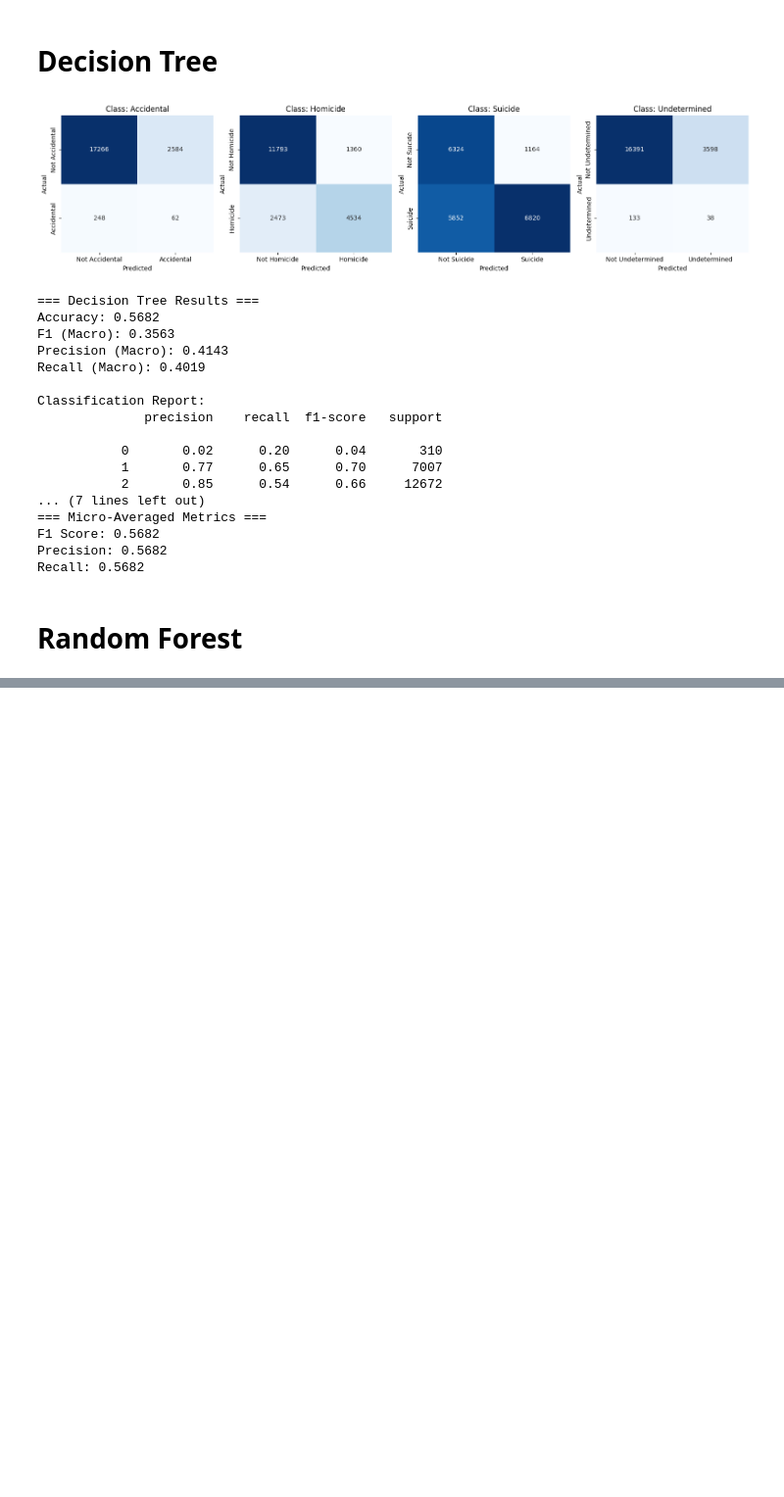
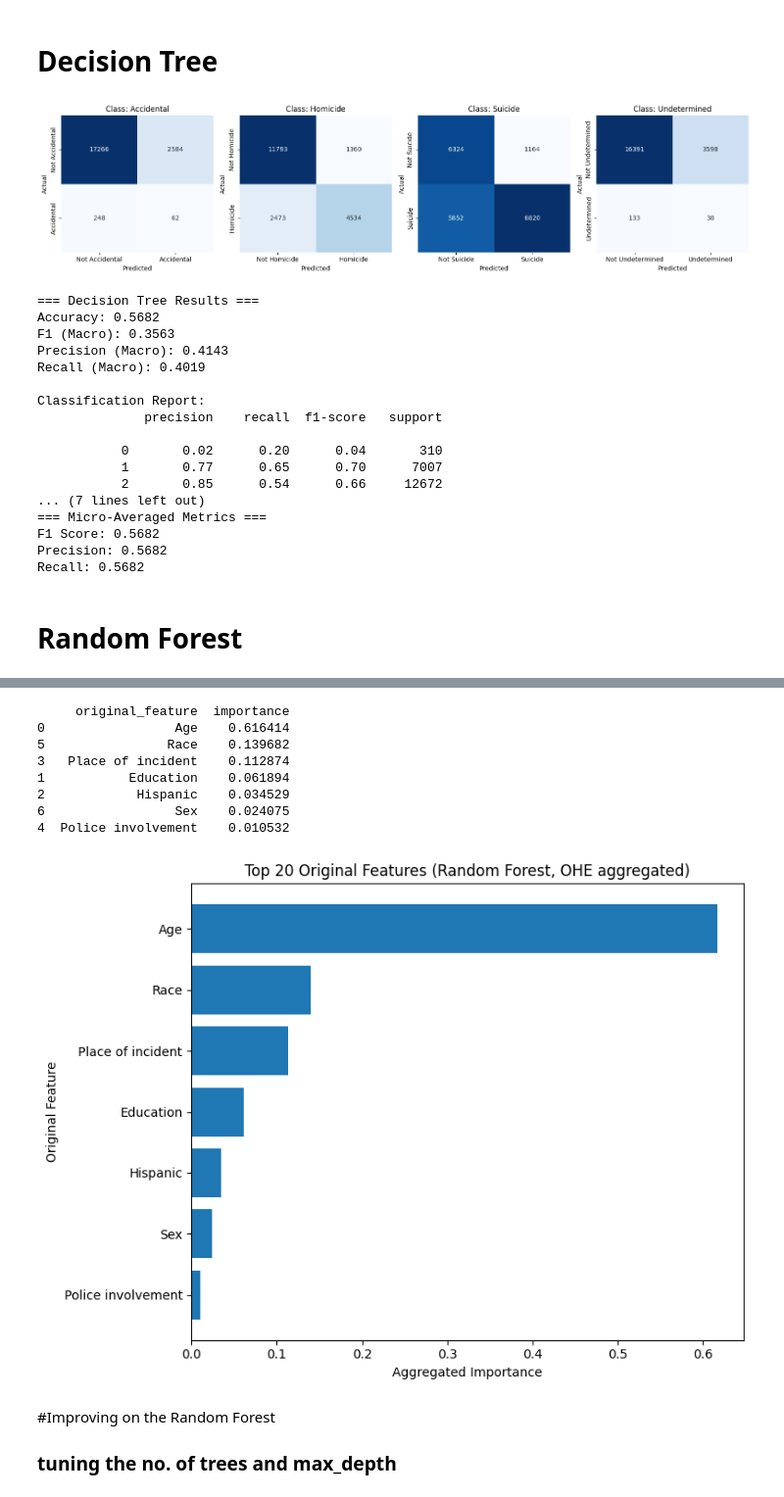
Before and after one commit to beckhamtoh/CS3244-Gun-Violence, a Jupyter notebook: notebooks/Classifying_reasons_for_gun_incidents(baseline_models).ipynb, the cells around one changed output, grey strips where cells are left out. Shown at 98% size. Cells and saved outputs as stored; diff of their text form; code cells hidden in the pictures; blank space fills up the shorter version.

```diff
--- a/notebooks/Classifying_reasons_for_gun_incidents(baseline_models).ipynb
+++ b/notebooks/Classifying_reasons_for_gun_incidents(baseline_models).ipynb
@@ -499,0 +955,66 @@ Recall: 0.6572
+# %%
+pipe = rf_model
+
+rf = pipe.named_steps["classifier"]
+ct = pipe.named_steps["preprocessor"]
+
+# 1) feature importances for the expanded (OHE) matrix
+importances = rf.feature_importances_
+
+# 2) names of the expanded columns
+expanded_names = ct.get_feature_names_out()
+
+# 3) map expanded names -> original feature names
+#    - assumes ColumnTransformer named steps like "num" and "cat"
+#    - for numeric: "num__Age"          -> "Age"
+#    - for OHE:    "cat__Race_Black"    -> "Race"
+def base_name(col):
+    # strip ColumnTransformer prefix
+    if "__" in col:
+        prefix, rest = col.split("__", 1)
+    else:
+        rest = col
+    # for OHE columns "Feature_Category" keep only the feature part
+    if "_" in rest:
+        return rest.split("_", 1)[0]
+    return rest
+
+original_names = [base_name(c) for c in expanded_names]
+
+# 4) aggregate (sum) importances per original feature
+agg = (
+    pd.DataFrame({"original_feature": original_names,
+                  "importance": importances})
+    .groupby("original_feature", as_index=False)
+    .sum()
+    .sort_values("importance", ascending=False)
+)
+
+# 5) show and plot
+print(agg.head(20))
+
+topk = 20
+plt.figure(figsize=(8, 6))
+plt.barh(agg["original_feature"].head(topk)[::-1],
+         agg["importance"].head(topk)[::-1])
+plt.xlabel("Aggregated Importance")
+plt.ylabel("Original Feature")
+plt.title("Top {} Original Features (Random Forest, OHE aggregated)".format(topk))
+plt.tight_layout()
+plt.show()
+
+# In this link: https://www.kaggle.com/code/sumiannn/d-trees-binary, they removed the reasons "Accidental" and "Undetermined" completely for the dataset and trained a decision tree.
+# The most important feature became race. Maybe we can explore that.
+# %% [output]
+     original_feature  importance
+0                 Age    0.616414
+5                Race    0.139682
+3   Place of incident    0.112874
+1           Education    0.061894
+2            Hispanic    0.034529
+6                 Sex    0.024075
+4  Police involvement    0.010532
+[figure, added]
+# %% [markdown]
+#Improving on the Random Forest
+### tuning the no. of trees and max_depth
```
Also changed, not shown: parts of 23 cells of this notebook.
